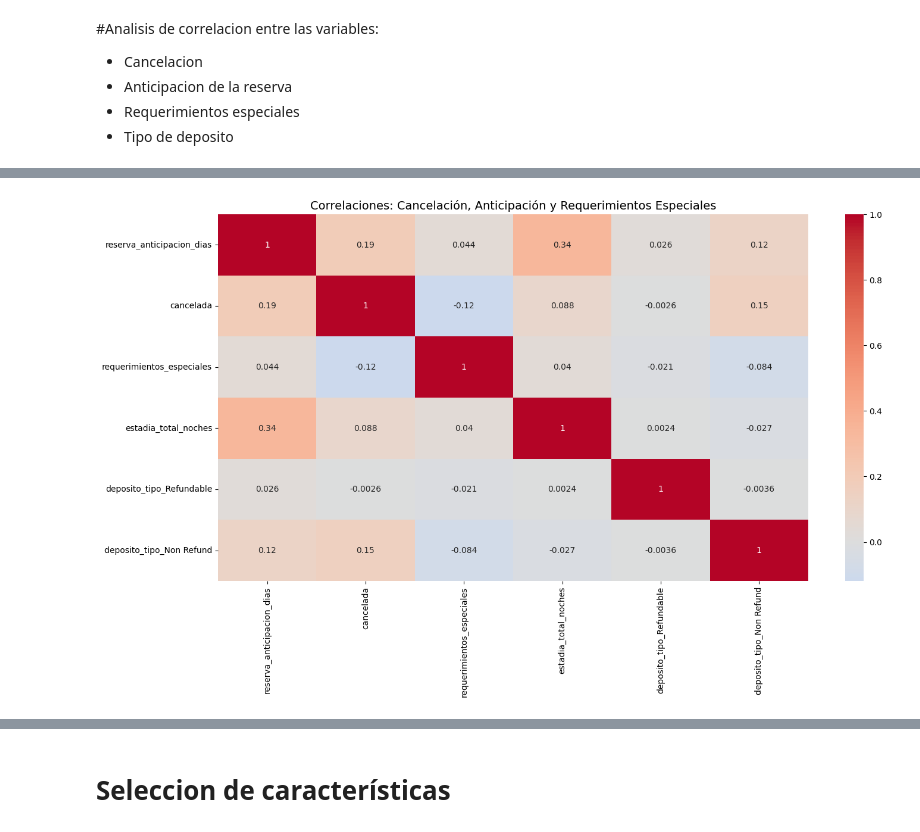
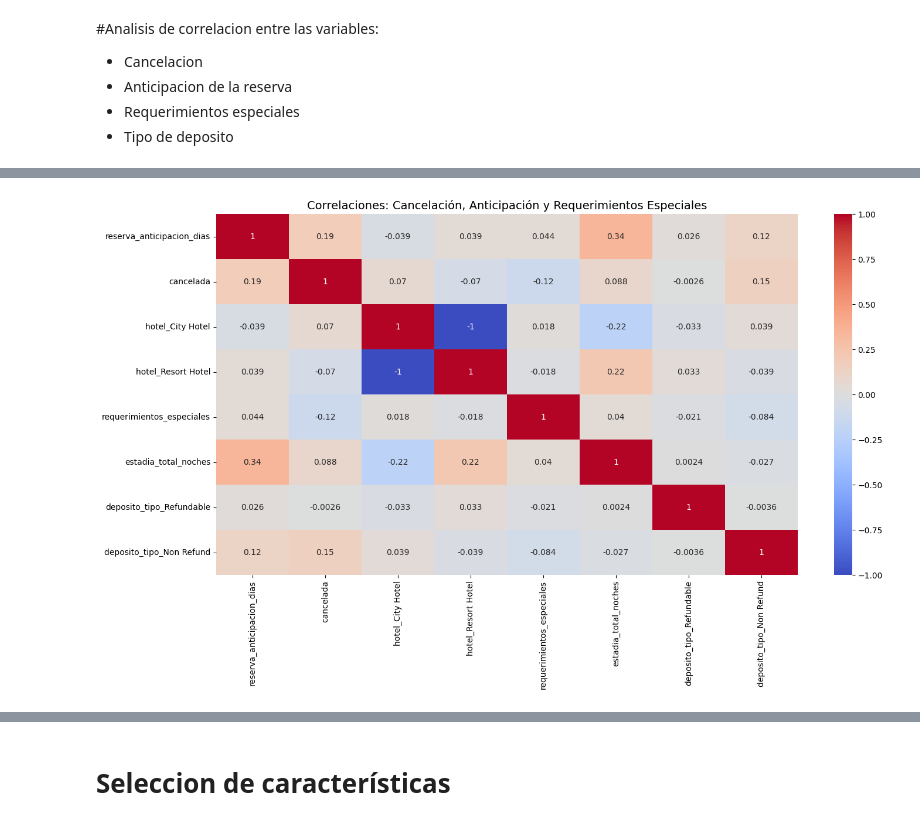
Before and after one commit to cinth90/Datascience1, a Jupyter notebook: ProyectoDS_ParteIII_Debenedetto_ipynb.ipynb, the cells around one changed output, grey strips where cells are left out. Drawn from its saved outputs; the diff is of its cells as text; code cells hidden in the pictures.

```diff
--- a/ProyectoDS_ParteIII_Debenedetto_ipynb.ipynb
+++ b/ProyectoDS_ParteIII_Debenedetto_ipynb.ipynb
@@ -454,7 +486,7 @@ Las siguientes variables son categoricas por lo que se realiza un one-hot encode
 la variable llegada_mes tiene un orden natural por lo que se respeta su cardinalidad usando label encoded. ['January' < 'February' < 'March' < 'April' ... 'September' < 'October' <'November' < 'December']
 # %%
 #one-hot encoding para columnas categoricas
-one_hot_cols = ['hotel', 'comida', 'segmento_de_mercado', 'cuarto_tipo_reserva','cuarto_tipo_asignado', 'deposito_tipo', 'reserva_tipo']
+one_hot_cols = ['comida', 'segmento_de_mercado', 'cuarto_tipo_reserva','cuarto_tipo_asignado', 'deposito_tipo', 'reserva_tipo']
 
 df_imputed_IQR = pd.get_dummies(df_imputed_IQR, columns=one_hot_cols)
 
@@ -843,19 +876,21 @@ memory usage: 21.4+ MB
 # %%
 # Estadía total = estadia de lun a viernes + estadia en fines de semana
-df_imputed['estadia_total_noches'] = (
-    df_imputed['estadia_fines_de_semana_noches'] + df_imputed['estadia_lun_a_vie_noches']
+df_imputed_IQR['estadia_total_noches'] = (
+    df_imputed_IQR['estadia_fines_de_semana_noches'] + df_imputed_IQR['estadia_lun_a_vie_noches']
 )
+#one-hot encoded para la varible hotel
+df_imputed_IQR = pd.get_dummies(df_imputed_IQR, columns=['hotel'])
 
 # Seleccionar solo las columnas de interés
-cols_interes = ['reserva_anticipacion_dias', 'cancelada',
+cols_interes = ['reserva_anticipacion_dias', 'cancelada', 'hotel_City Hotel', 'hotel_Resort Hotel',
                 'requerimientos_especiales', 'estadia_total_noches', 'deposito_tipo_Refundable','deposito_tipo_Non Refund']
 
 df_corr = df_imputed_IQR[cols_interes].corr()
 
 # Graficar heatmap
 plt.figure(figsize=(16,8))
 sns.heatmap(df_corr, annot=True,  cmap= 'coolwarm' , center=0)
 plt.title('Correlaciones: Cancelación, Anticipación y Requerimientos Especiales' , fontsize=14)
 plt.show()
 # %% [output]
-[figure, old version]
+[figure, new version]
```
Also changed, not shown: parts of 64 cells of this notebook.
